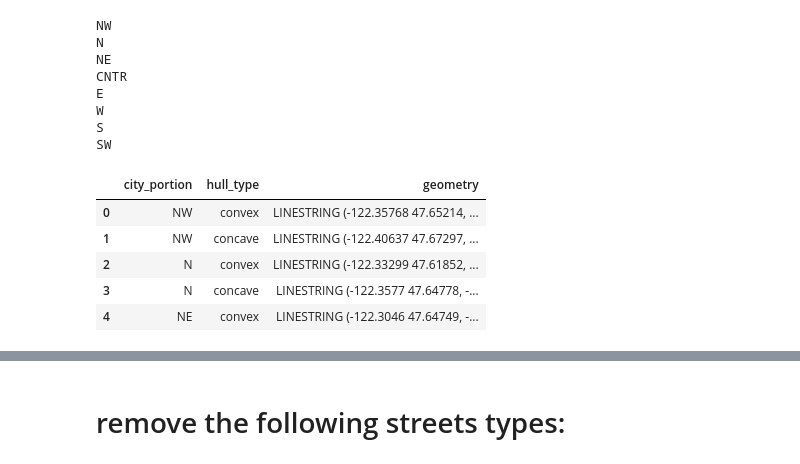
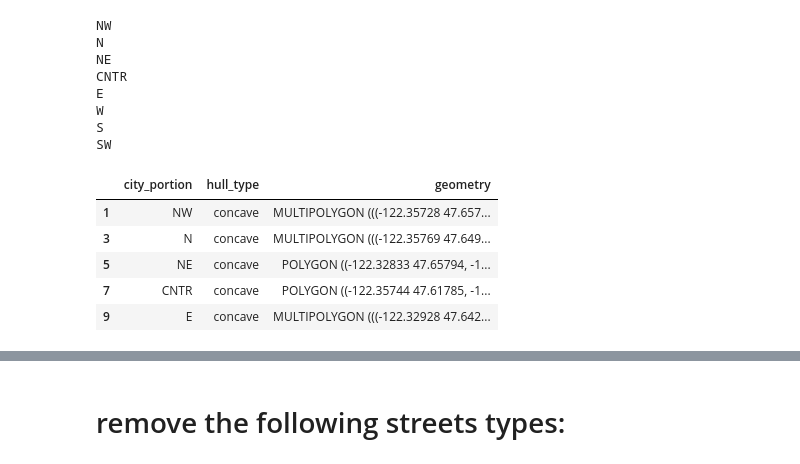
Before and after one commit to mike-babb/seattle_streets, a Jupyter notebook: code/step_02_export_nodes_seattle_streets.ipynb, the cells around one changed output, grey strips where cells are left out. Saved outputs shown, nothing was run; the diff lists cells and outputs as text; code cells hidden in the pictures.

```diff
--- a/code/step_02_export_nodes_seattle_streets.ipynb
+++ b/code/step_02_export_nodes_seattle_streets.ipynb
@@ -276,5 +277,10 @@ W
 S
 SW
 # %%
+# build a geodataframe
 output_gdf = gpd.GeoDataFrame(data = data_list, columns = ['city_portion', 'hull_type'], geometry = geom_list, crs = 'epsg:4326')
+# fix any odd geometries
+output_gdf['geometry'] = output_gdf['geometry'].make_valid()
+# %%
+p_gdf = output_gdf.copy()
 # %%
@@ -286,12 +293,3 @@ output_gdf['geometry'] = output_gdf['geometry'].boundary
 # %%
 write_gdf(gdf = output_gdf, output_file_path=rc.OUTPUT_FILE_PATH,
           output_file_name=rc.S02_CITY_SECTIONS_LINES_OUT_FILE_NAME)
-# %%
-output_gdf.head()
-# %% [output]
-|  | city_portion | hull_type | geometry |
-| 0 | NW | convex | LINESTRING (-122.35768 47.65214, ... |
-| 1 | NW | concave | LINESTRING (-122.40637 47.67297, ... |
-| 2 | N | convex | LINESTRING (-122.33299 47.61852, ... |
-| 3 | N | concave | LINESTRING (-122.3577 47.64778, -... |
-| 4 | NE | convex | LINESTRING (-122.3046 47.64749, -... |
@@ -302,0 +300,11 @@ cs_json = temp_output_gdf.to_json(drop_id=True, to_wgs84=True)
+# %%
+p_gdf = p_gdf.loc[p_gdf['hull_type'] == 'concave', :]
+# %%
+p_gdf.head()
+# %% [output]
+|  | city_portion | hull_type | geometry |
+| 1 | NW | concave | MULTIPOLYGON (((-122.35728 47.657... |
+| 3 | N | concave | MULTIPOLYGON (((-122.35769 47.649... |
+| 5 | NE | concave | POLYGON ((-122.32833 47.65794, -1... |
+| 7 | CNTR | concave | POLYGON ((-122.35744 47.61785, -1... |
+| 9 | E | concave | MULTIPOLYGON (((-122.32928 47.642... |
```
Also changed, not shown: parts of 45 cells of this notebook, 9 other files.
